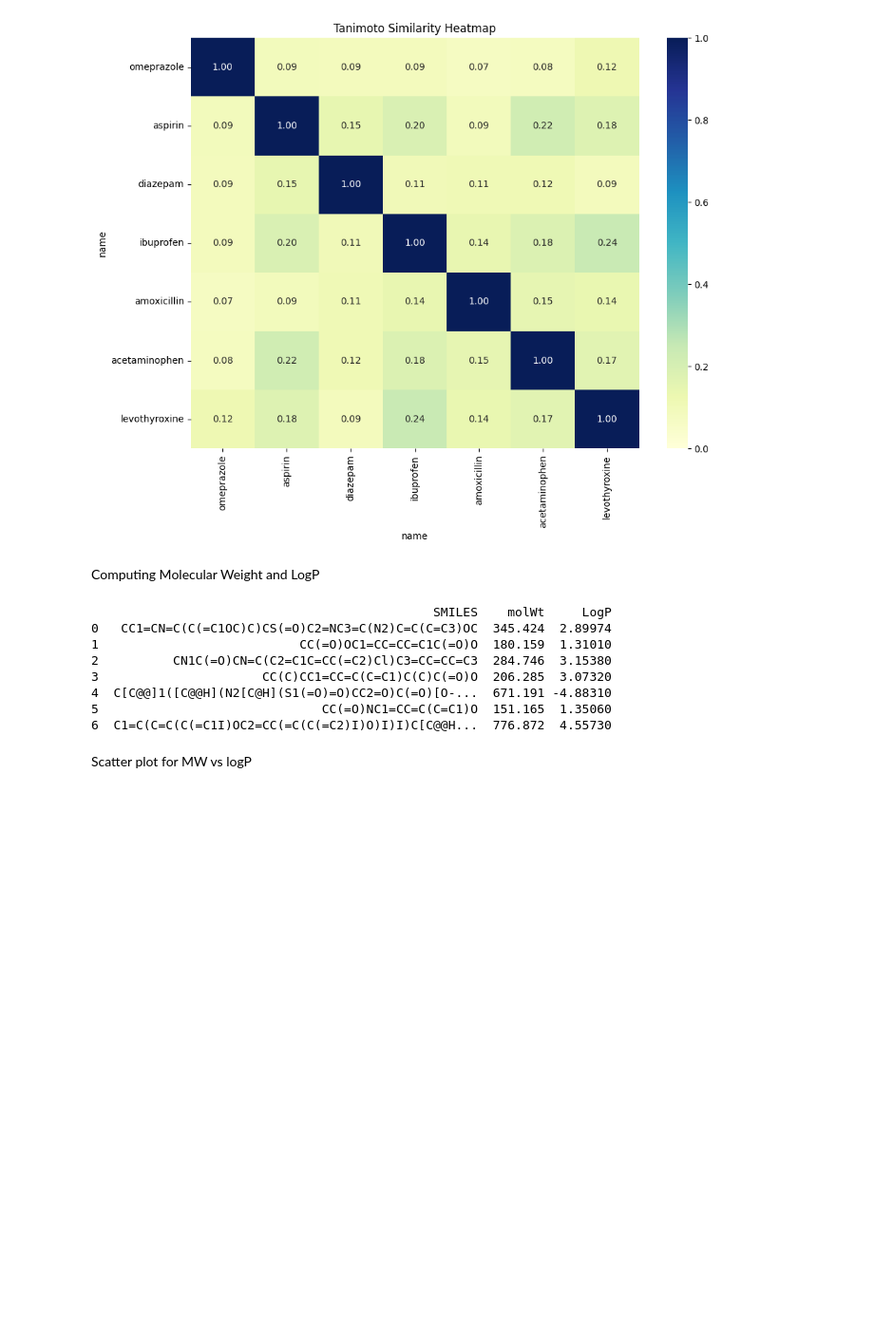
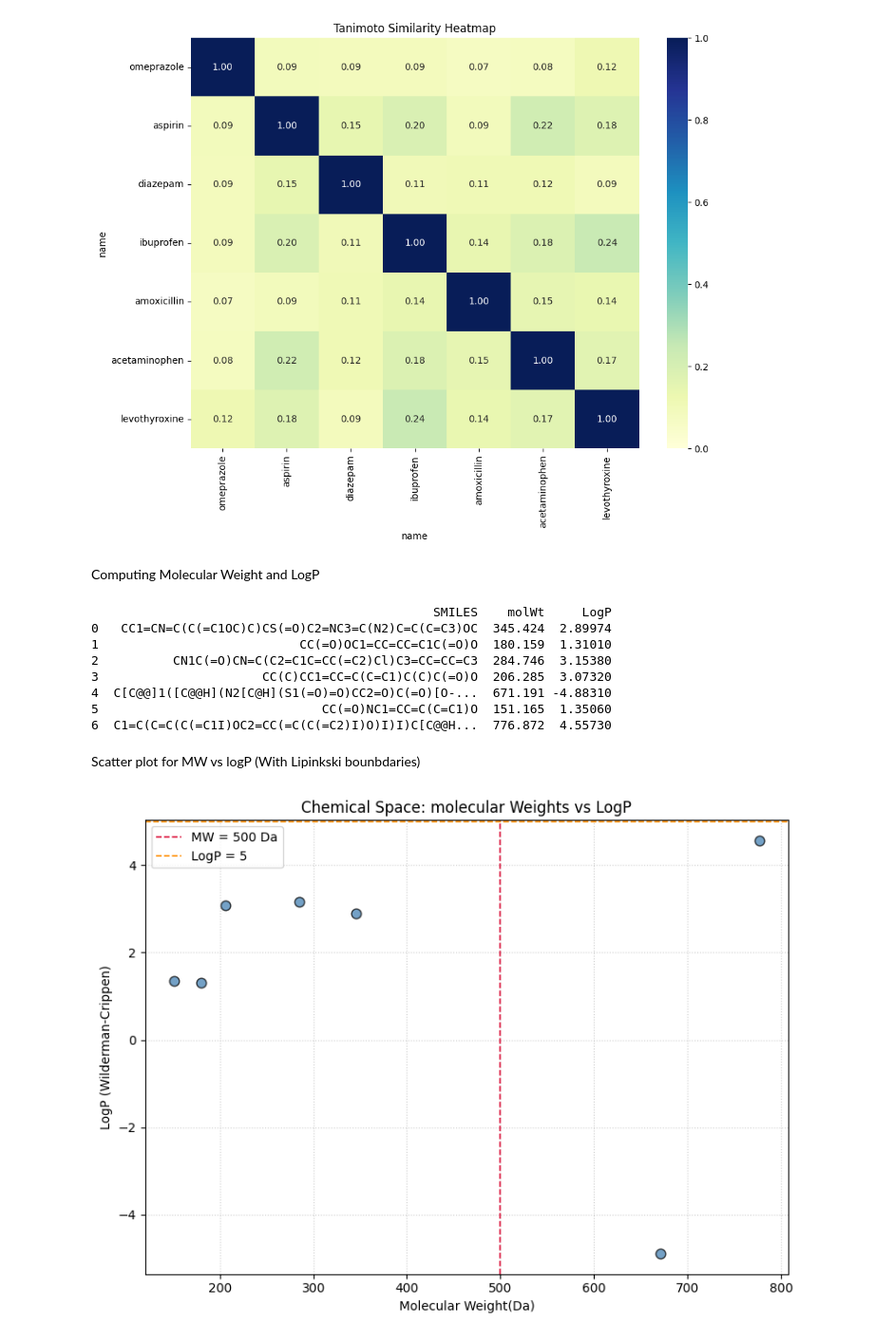
Before and after one commit to Louisa011/drug-discovery-ai, a Jupyter notebook: week01_rdkit/week01_rdkit/smiles_fingerprints.ipynb, the cells around one changed output. Shown at 95% size. Drawn from its saved outputs; the diff is of its cells as text; code cells hidden in the pictures; blank space fills up the shorter version.

Commit message:
scatter plto for mW vs LogP (Lipinski boundaries & Tanimoto Similarity

```diff
--- a/week01_rdkit/week01_rdkit/smiles_fingerprints.ipynb
+++ b/week01_rdkit/week01_rdkit/smiles_fingerprints.ipynb
@@ -148,4 +148,25 @@ print(df[["SMILES", "molWt", "LogP"]])
 5                              CC(=O)NC1=CC=C(C=C1)O  151.165  1.35060
 6  C1=C(C=C(C(=C1I)OC2=CC(=C(C(=C2)I)O)I)I)C[C@@H...  776.872  4.55730
 # %% [markdown]
-Scatter plot for MW vs logP
+Scatter plot for MW vs logP (With Lipinkski bounbdaries)
+# %%
+plt.figure(figsize=(8, 6))
+
+#creating the scatter plot
+plt.scatter(df["molWt"], df["LogP"], alpha = 0.75, edgecolors="k", s=60, color="steelblue")
+
+#9optional) adding dash reference lines for lipinski rule of 5 thresholds
+
+plt.axvline(x=500, color="crimson", linestyle="--", linewidth=1.2, label="MW = 500 Da")
+plt.axhline(y=5, color="darkorange", linestyle="--", linewidth=1.2, label="LogP = 5")
+
+#labels and formatting
+plt.title("Chemical Space: molecular Weights vs LogP")
+plt.xlabel("Molecular Weight(Da)")
+plt.ylabel("LogP (Wilderman-Crippen)")
+plt.grid(True, linestyle=":", alpha = 0.6)
+plt.legend()
+plt.tight_layout()
+plt.show()
+# %% [output]
+[figure, added]
```
Also changed, not shown: parts of 2 cells of this notebook.
